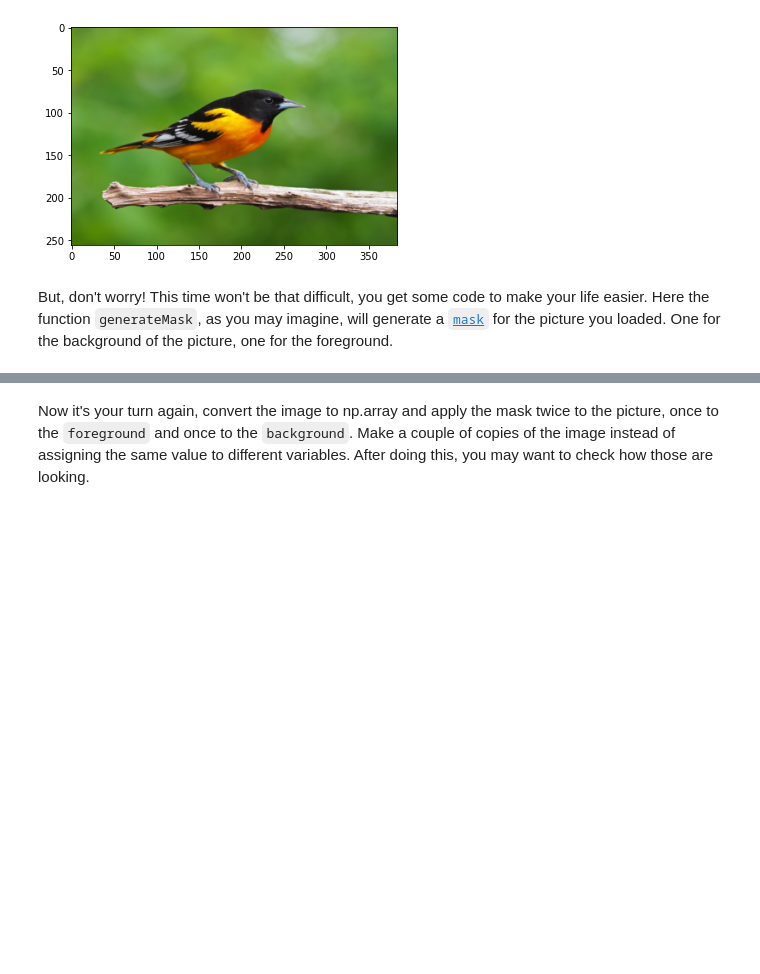
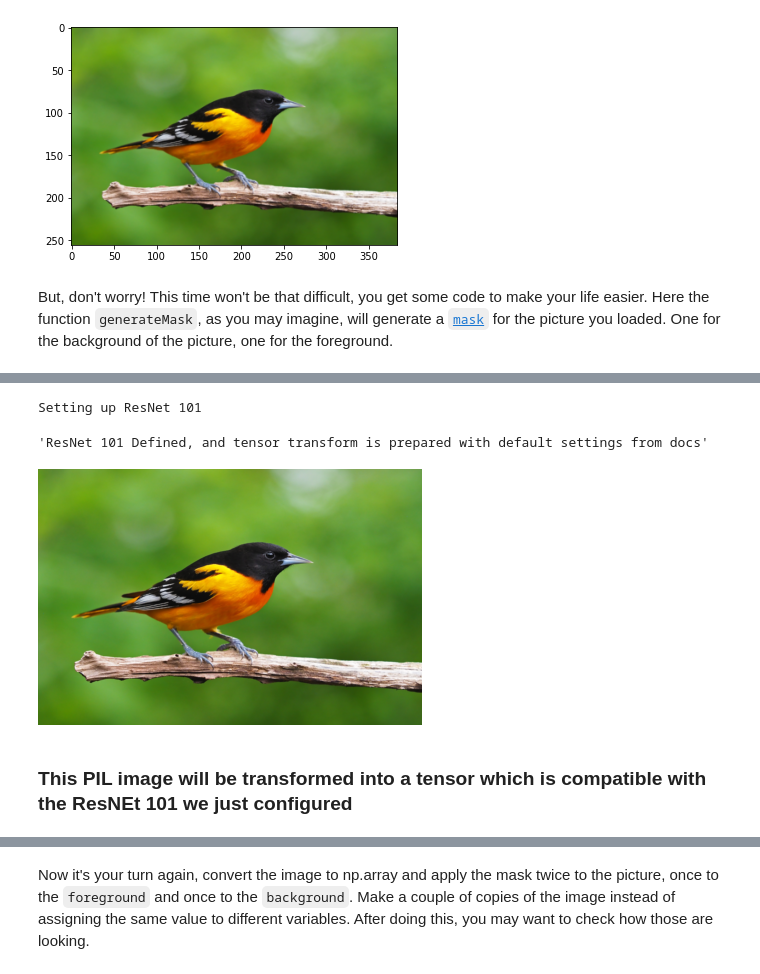
Before and after one commit to rihp/lab-image-segmentation, a Jupyter notebook: main.ipynb, the cells around one changed output, grey strips where cells are left out. Saved outputs shown, nothing was run; the diff lists cells and outputs as text; code cells hidden in the pictures; blank space fills up the shorter version.

Commit message:
Working on the image analysis, finished challenge 1

```diff
--- a/main.ipynb
+++ b/main.ipynb
@@ -71,0 +88,23 @@ Here the function `generateMask`, as you may imagine, will generate a [`mask`](h
+# %%
+# https://pytorch.org/hub/pytorch_vision_fcn_resnet101/
+print('Setting up ResNet 101')
+fcn = models.segmentation.fcn_resnet101(pretrained=True).eval()
+net=fcn
+
+# Set Transform parameters
+#torchvision transforms compose : h
+trf = tt.Compose([tt.ToTensor(),
+               tt.Normalize(mean = [0.485, 0.456, 0.406],
+                             std = [0.229, 0.224, 0.225])])
+
+'ResNet 101 Defined, and tensor transform is prepared with default settings from docs'
+# %% [output]
+Setting up ResNet 101
+'ResNet 101 Defined, and tensor transform is prepared with default settings from docs'
+# %%
+thumb  # ♠ OPTIMIZATION: PIL Image thumbnail, I used to be using the full size image
+       #  and that was giving me trouble, capping my RAM and killing the kernel.
+# %% [output]
+[figure, added]
+# %% [markdown]
+### This PIL image will be transformed into a tensor which is compatible with the ResNEt 101 we just configured
```
Also changed, not shown: parts of 21 cells of this notebook, 1 other file.
